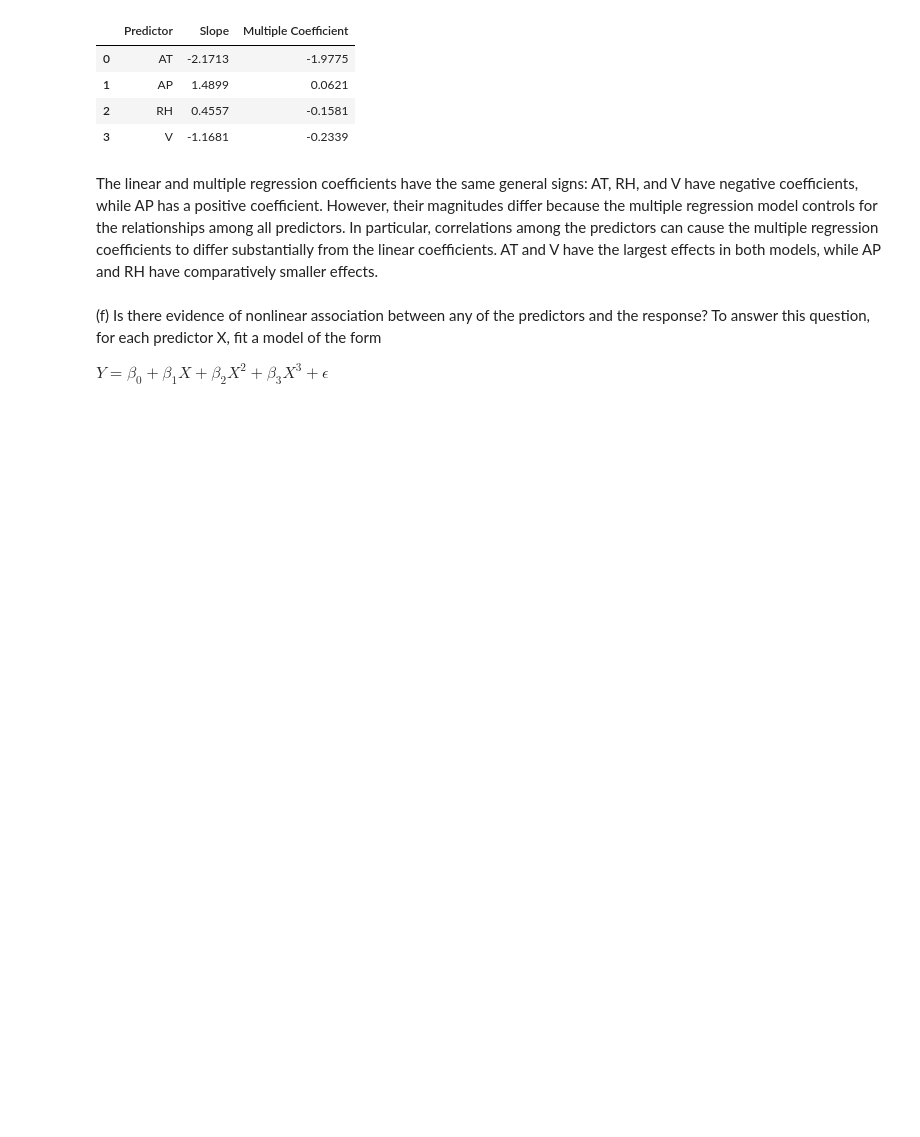
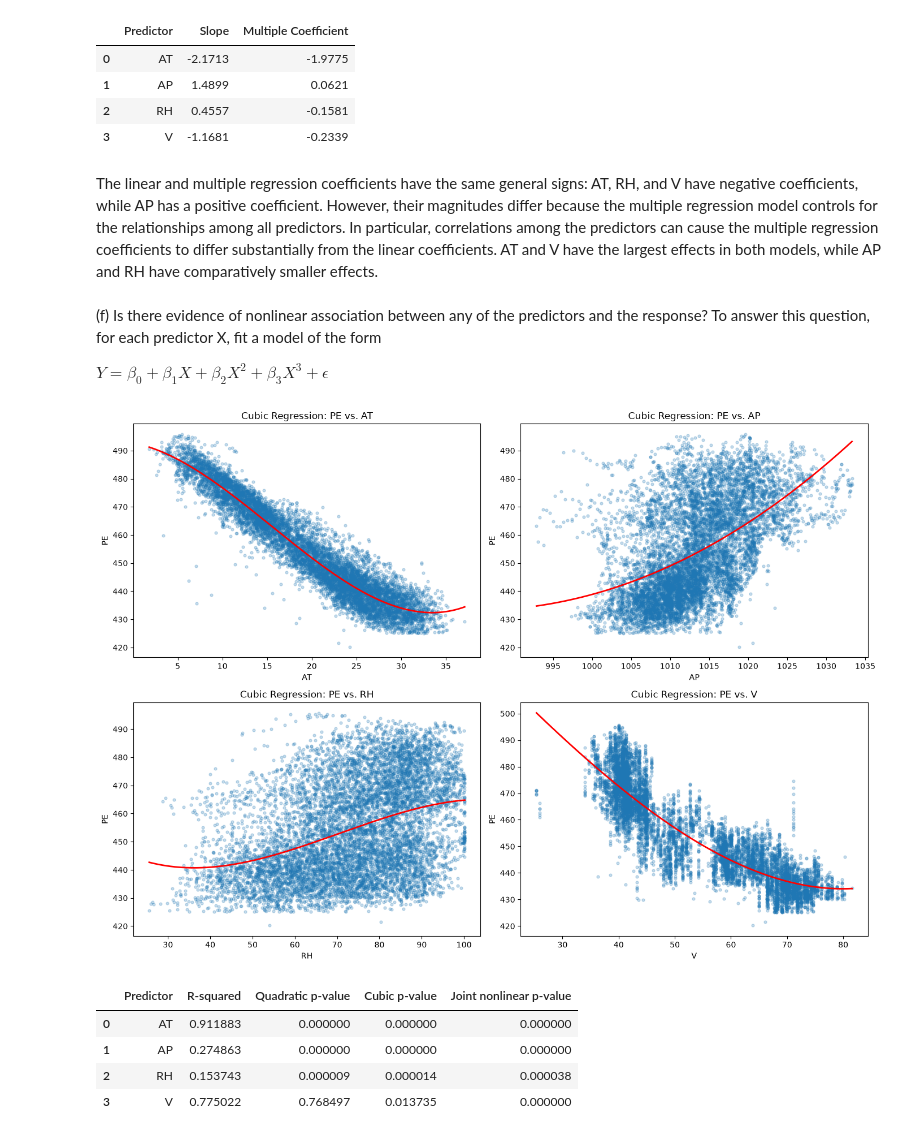
Before and after one commit to prathamaeron/DSCI-552-Assignments, a Jupyter notebook: assignment-02/notebooks/Aggarwal_Pratham_HW2.ipynb, the cells around one changed output. Saved outputs shown, nothing was run; the diff lists cells and outputs as text; code cells hidden in the pictures; blank space fills up the shorter version.

```diff
--- a/assignment-02/notebooks/Aggarwal_Pratham_HW2.ipynb
+++ b/assignment-02/notebooks/Aggarwal_Pratham_HW2.ipynb
@@ -220,3 +224,64 @@ The linear and multiple regression coefficients have the same general signs: AT,
 (f) Is there evidence of nonlinear association between any of the predictors and the response? To answer this question, for each predictor X, fit a model of the form
 
 $Y = \beta_0 + \beta_1X + \beta_2X^2 + \beta_3X^3 + \epsilon$
+# %%
+cubic_results = []
+
+fig, axes = plt.subplots(2, 2, figsize=(14, 10))
+axes = axes.ravel()
+
+for ax, predictor in zip(axes, predictors):
+    x = data[predictor]
+    y = data[response]
+
+    X_cubic = pd.DataFrame({
+        "const": 1,
+        "X": x,
+        "X2": x**2,
+        "X3": x**3
+    })
+
+    cubic_model = sm.OLS(y, X_cubic).fit()
+
+    # Test H0: beta_2 = beta_3 = 0
+    nonlinear_test = cubic_model.f_test("X2 = 0, X3 = 0")
+
+    cubic_results.append({
+        "Predictor": predictor,
+        "R-squared": cubic_model.rsquared,
+        "Quadratic p-value": cubic_model.pvalues["X2"],
+        "Cubic p-value": cubic_model.pvalues["X3"],
+        "Joint nonlinear p-value": float(nonlinear_test.pvalue)
+    })
+
+    x_grid = np.linspace(x.min(), x.max(), 300)
+    X_grid = pd.DataFrame({
+        "const": 1,
+        "X": x_grid,
+        "X2": x_grid**2,
+        "X3": x_grid**3
+    })
+
+    ax.scatter(x, y, alpha=0.25, s=12)
+    ax.plot(
+        x_grid,
+        cubic_model.predict(X_grid),
+        color="red",
+        linewidth=2
+    )
+    ax.set_title(f"Cubic Regression: PE vs. {predictor}")
+    ax.set_xlabel(predictor)
+    ax.set_ylabel("PE")
+
+plt.tight_layout()
+plt.show()
+
+cubic_results = pd.DataFrame(cubic_results)
+cubic_results.round(6)
+# %% [output]
+[figure, added]
+|  | Predictor | R-squared | Quadratic p-value | Cubic p-value | Joint nonlinear p-value |
+| 0 | AT | 0.911883 | 0.000000 | 0.000000 | 0.000000 |
+| 1 | AP | 0.274863 | 0.000000 | 0.000000 | 0.000000 |
+| 2 | RH | 0.153743 | 0.000009 | 0.000014 | 0.000038 |
+| 3 | V | 0.775022 | 0.768497 | 0.013735 | 0.000000 |
```
Also changed, not shown: parts of 18 cells of this notebook, 3 other files.
